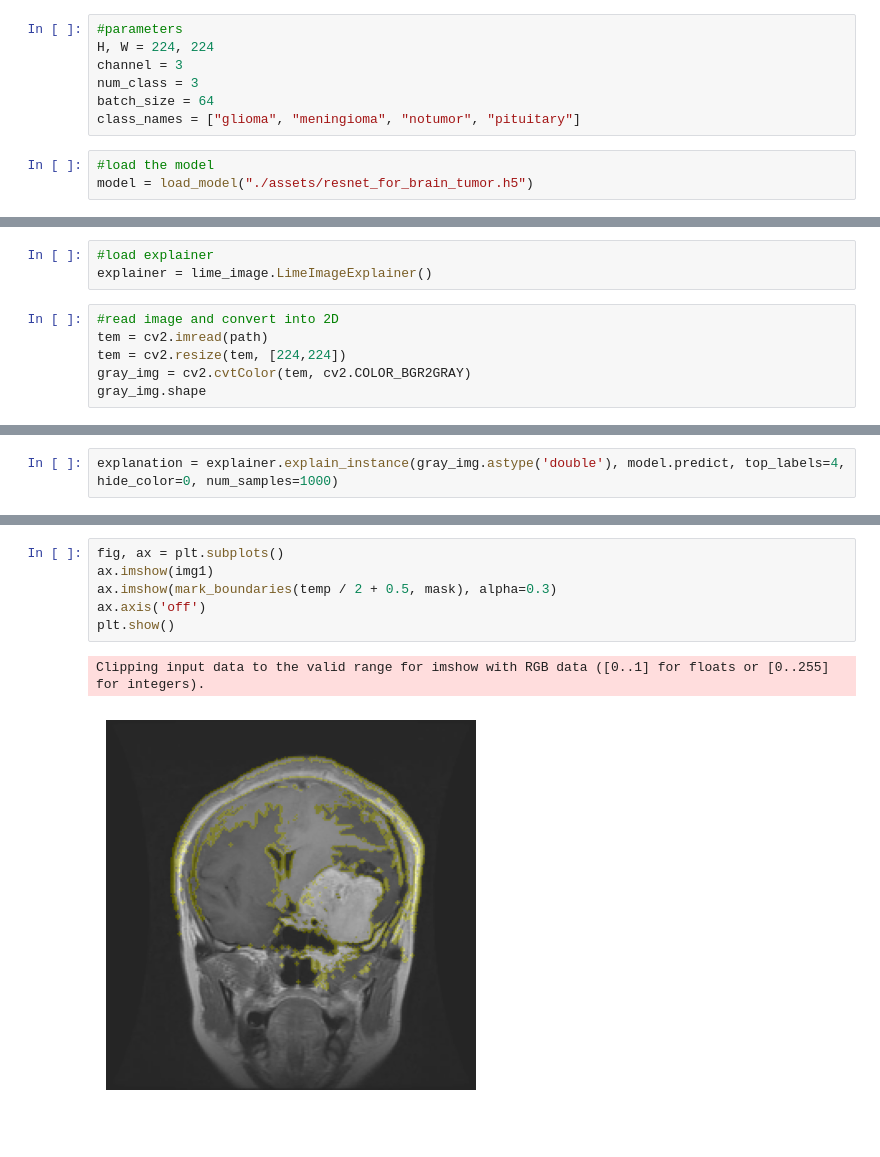
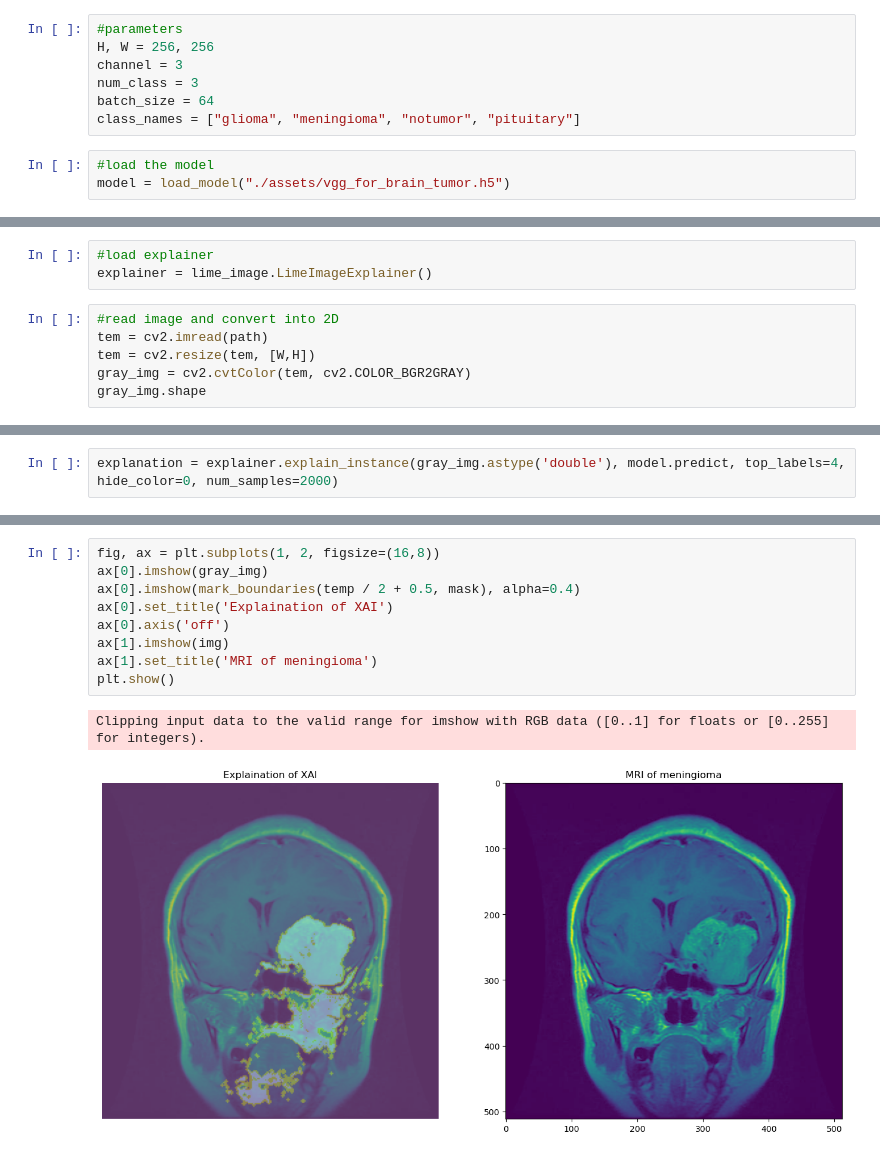
Before and after one commit to MorningStarTM/brain_cancer_detection, a Jupyter notebook: model explanation - XAI.ipynb, the cells around one changed output, grey strips where cells are left out. Cells and saved outputs as stored; diff of their text form; blank space fills up the shorter version.

```diff
--- a/model explanation - XAI.ipynb
+++ b/model explanation - XAI.ipynb
@@ -14,14 +14,14 @@ from sklearn.model_selection import train_test_split
 from skimage.segmentation import mark_boundaries
 # %%
 #parameters
-H, W = 224, 224
+H, W = 256, 256
 channel = 3
 num_class = 3
 batch_size = 64
 class_names = ["glioma", "meningioma", "notumor", "pituitary"]
 # %%
 #load the model
-model = load_model("./assets/resnet_for_brain_tumor.h5")
+model = load_model("./assets/vgg_for_brain_tumor.h5")
 # %%
 #preprocess function
 def process_image(path):
@@ -61,7 +61,7 @@ explainer = lime_image.LimeImageExplainer()
 # %%
 #read image and convert into 2D
 tem = cv2.imread(path)
-tem = cv2.resize(tem, [224,224])
+tem = cv2.resize(tem, [W,H])
 gray_img = cv2.cvtColor(tem, cv2.COLOR_BGR2GRAY)
 gray_img.shape
 # %% [output]
@@ -69,3 +69,3 @@ gray_img.shape
 # %%
-explanation = explainer.explain_instance(gray_img.astype('double'), model.predict, top_labels=4, hide_color=0, num_samples=1000)
+explanation = explainer.explain_instance(gray_img.astype('double'), model.predict, top_labels=4, hide_color=0, num_samples=2000)
 # %% [output]
@@ -104,9 +104,12 @@ Clipping input data to the valid range for imshow with RGB data ([0..1] for floa
 # %%
-fig, ax = plt.subplots()
-ax.imshow(img1)
-ax.imshow(mark_boundaries(temp / 2 + 0.5, mask), alpha=0.3)
-ax.axis('off')
+fig, ax = plt.subplots(1, 2, figsize=(16,8))
+ax[0].imshow(gray_img)
+ax[0].imshow(mark_boundaries(temp / 2 + 0.5, mask), alpha=0.4)
+ax[0].set_title('Explaination of XAI')
+ax[0].axis('off')
+ax[1].imshow(img)
+ax[1].set_title('MRI of meningioma')
 plt.show()
 # %% [output]
 Clipping input data to the valid range for imshow with RGB data ([0..1] for floats or [0..255] for integers).
-[figure, old version]
+[figure, new version]
```
Also changed, not shown: parts of 7 cells of this notebook, 1 other file.
